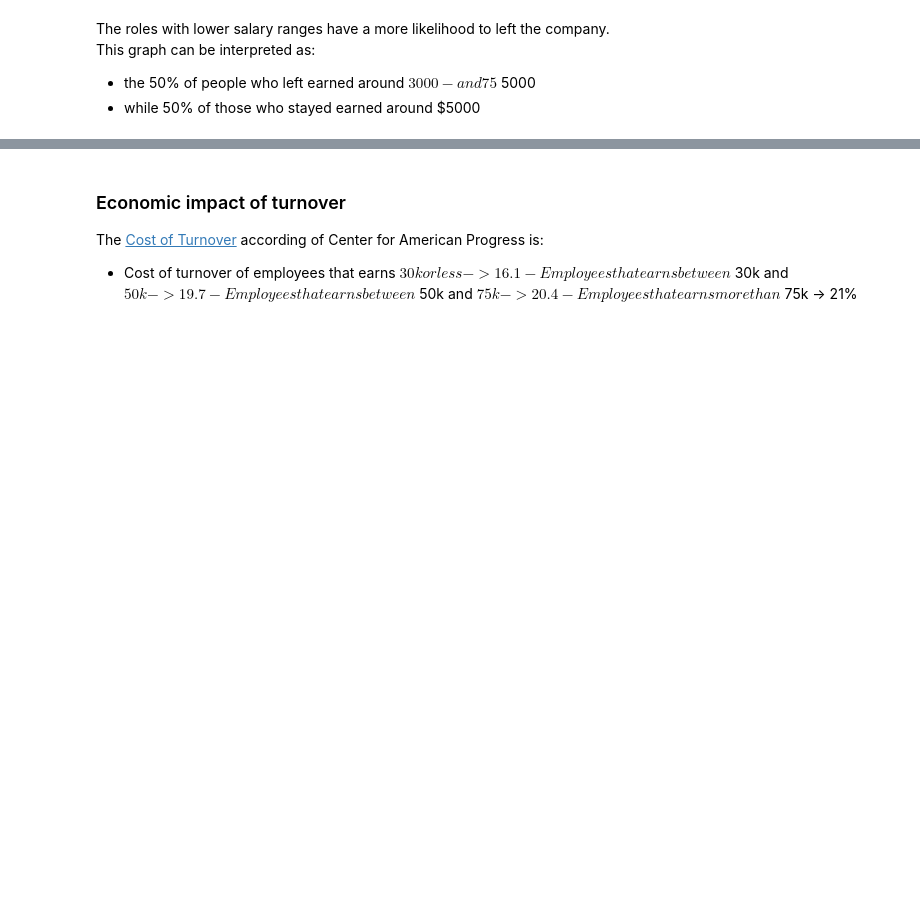
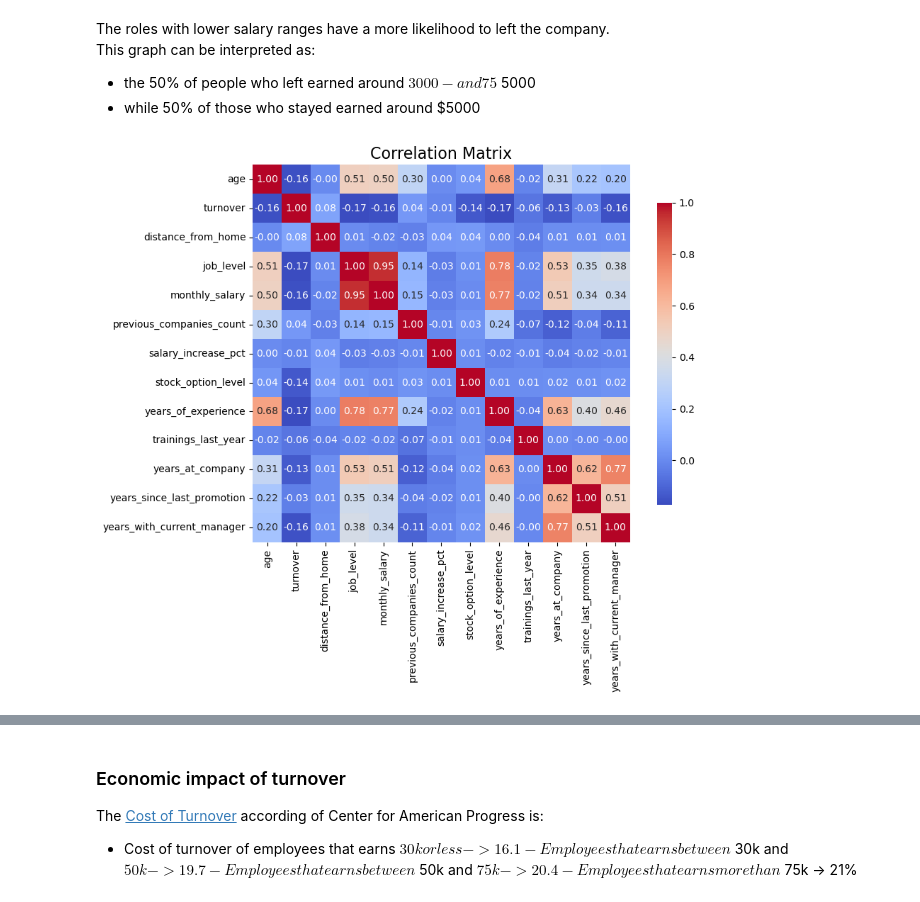
Before and after one commit to multivacs/employee-churn-prediction, a Jupyter notebook: notebooks/01-exploration.ipynb, the cells around one changed output, grey strips where cells are left out. Saved outputs shown, nothing was run; the diff lists cells and outputs as text; code cells hidden in the pictures; blank space fills up the shorter version.

```diff
--- a/notebooks/01-exploration.ipynb
+++ b/notebooks/01-exploration.ipynb
@@ -317,3 +318,7 @@ This graph can be interpreted as:
 - the 50% of people who left earned around $3000
 - and 75% earned less than $5000
 - while 50% of those who stayed earned around $5000
+# %%
+correlation_matrix(df.select_dtypes('number'))
+# %% [output]
+[figure, added]
```
Also changed, not shown: parts of 2 cells of this notebook, 5 other files.
